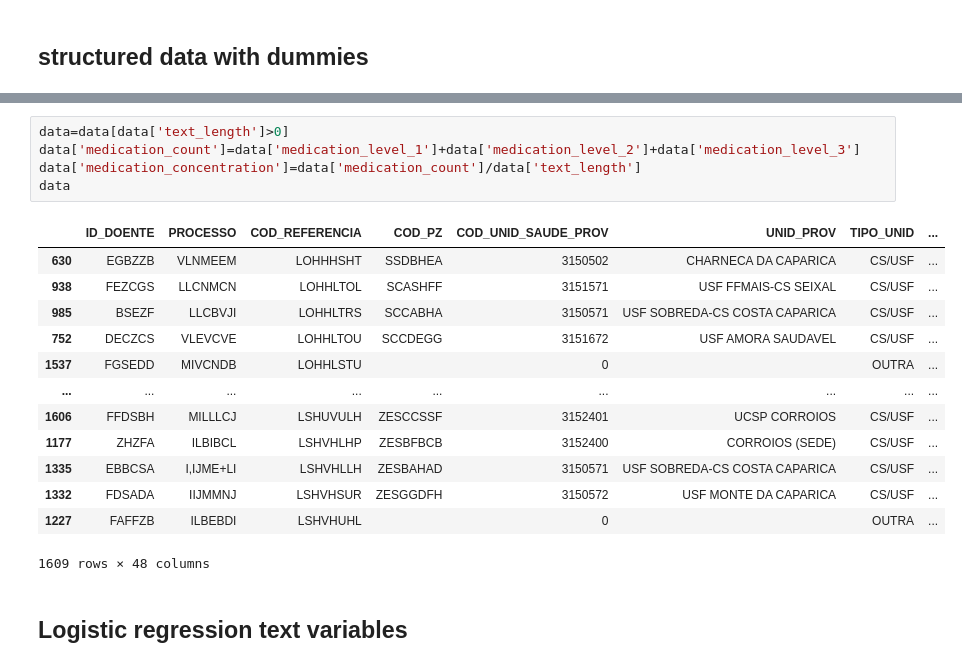
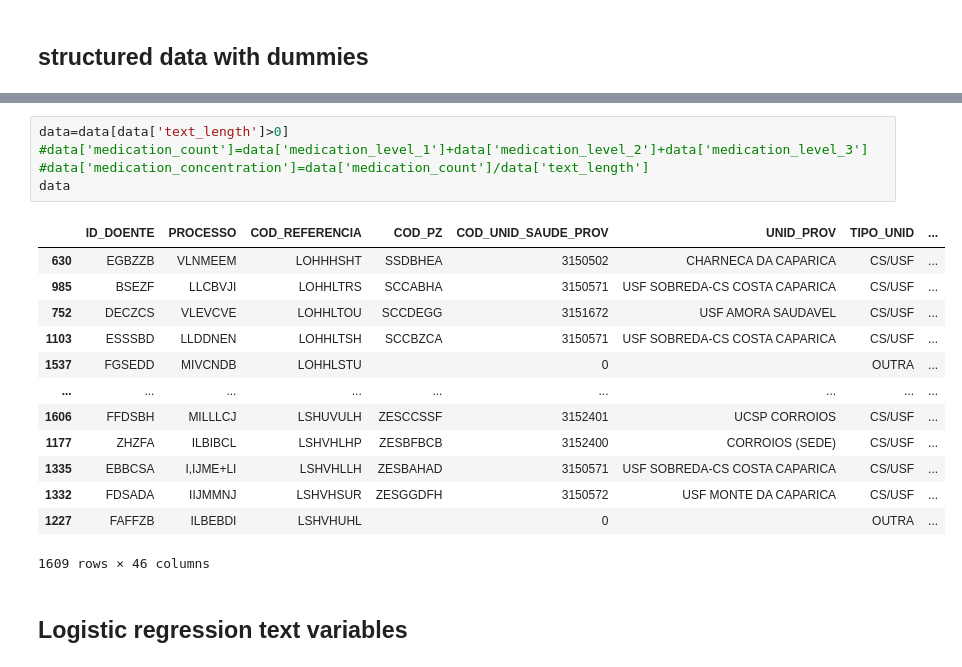
Before and after one commit to Data-Science-Knowledge-Center-Nova-SBE/PBL-HGO, a Jupyter notebook: logistic_regression_NLP.ipynb, the cells around one changed output, grey strips where cells are left out. Drawn from its saved outputs; the diff is of its cells as text.

```diff
--- a/logistic_regression_NLP.ipynb
+++ b/logistic_regression_NLP.ipynb
@@ -104,14 +140,14 @@ Index([          'ID_DOENTE',            'PROCESSO',      'COD_REFERENCIA',
 # %%
 data=data[data['text_length']>0]
-data['medication_count']=data['medication_level_1']+data['medication_level_2']+data['medication_level_3']
-data['medication_concentration']=data['medication_count']/data['text_length']
+#data['medication_count']=data['medication_level_1']+data['medication_level_2']+data['medication_level_3']
+#data['medication_concentration']=data['medication_count']/data['text_length']
 data
 # %% [output]
 |  | ID_DOENTE | PROCESSO | COD_REFERENCIA | COD_PZ | COD_UNID_SAUDE_PROV | UNID_PROV | TIPO_UNID | ... |
 | 630 | EGBZZB | VLNMEEM | LOHHHSHT | SSDBHEA | 3150502 | CHARNECA DA CAPARICA | CS/USF | ... |
-| 938 | FEZCGS | LLCNMCN | LOHHLTOL | SCASHFF | 3151571 | USF FFMAIS-CS SEIXAL | CS/USF | ... |
 | 985 | BSEZF | LLCBVJI | LOHHLTRS | SCCABHA | 3150571 | USF SOBREDA-CS COSTA CAPARICA | CS/USF | ... |
 | 752 | DECZCS | VLEVCVE | LOHHLTOU | SCCDEGG | 3151672 | USF AMORA SAUDAVEL | CS/USF | ... |
+| 1103 | ESSSBD | LLDDNEN | LOHHLTSH | SCCBZCA | 3150571 | USF SOBREDA-CS COSTA CAPARICA | CS/USF | ... |
 | 1537 | FGSEDD | MIVCNDB | LOHHLSTU |  | 0 |  | OUTRA | ... |
 | ... | ... | ... | ... | ... | ... | ... | ... | ... |
 | 1606 | FFDSBH | MILLLCJ | LSHUVULH | ZESCCSSF | 3152401 | UCSP CORROIOS | CS/USF | ... |
@@ -119,7 +155,7 @@ data
 | 1335 | EBBCSA | I,IJME+LI | LSHVHLLH | ZESBAHAD | 3150571 | USF SOBREDA-CS COSTA CAPARICA | CS/USF | ... |
 | 1332 | FDSADA | IIJMMNJ | LSHVHSUR | ZESGGDFH | 3150572 | USF MONTE DA CAPARICA | CS/USF | ... |
 | 1227 | FAFFZB | ILBEBDI | LSHVHUHL |  | 0 |  | OUTRA | ... |
-1609 rows × 48 columns
+1609 rows × 46 columns
 # %% [markdown]
 ## Logistic regression text variables
 # %%
```
Also changed, not shown: parts of 10 cells of this notebook, 1 other file.
